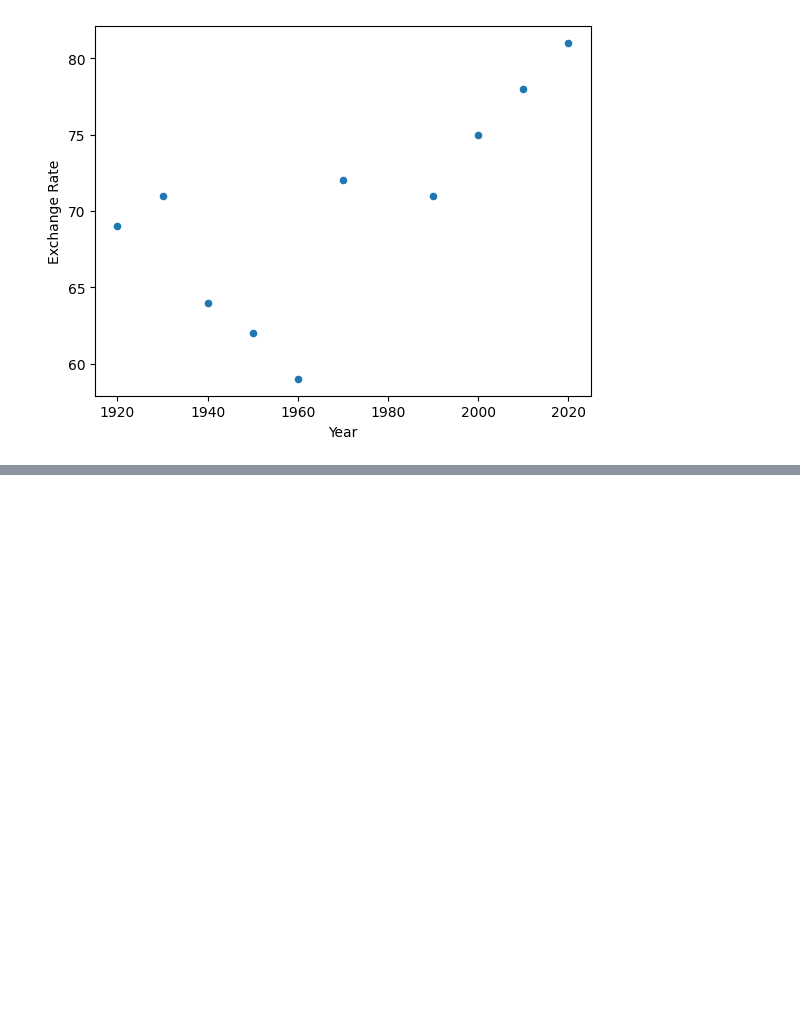
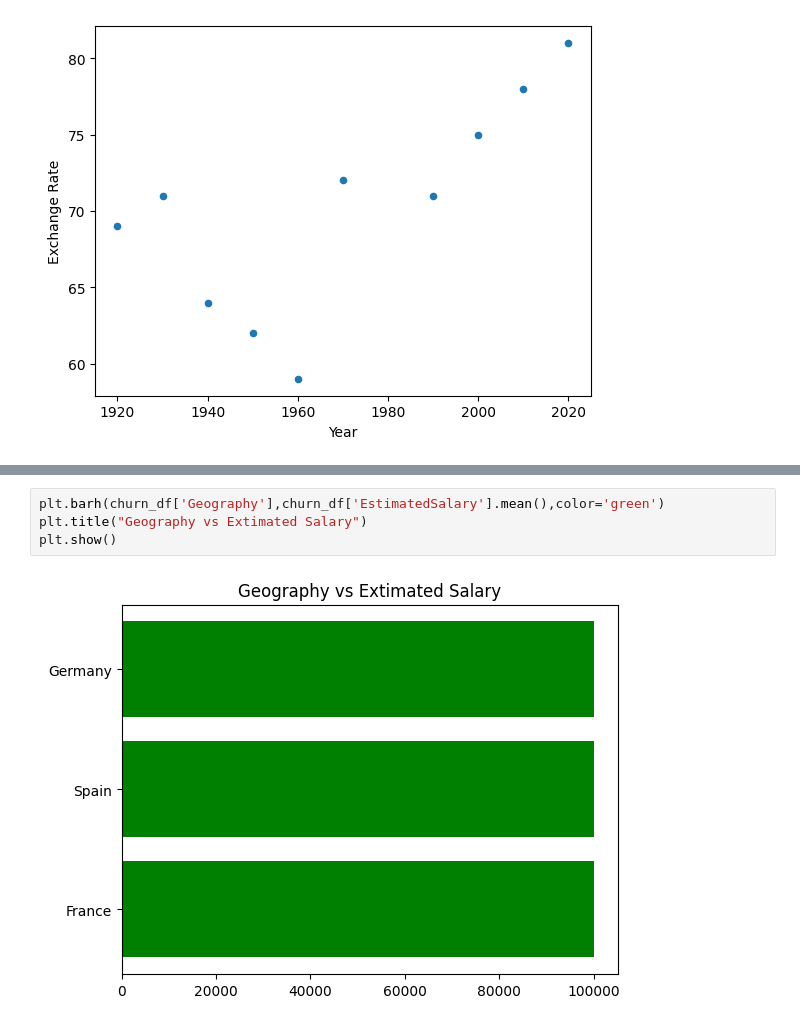
Before and after one commit to Arnab-apk/Gen_AI, a Jupyter notebook: data_vis.ipynb, the cells around one changed output, grey strips where cells are left out. Saved outputs shown, nothing was run; the diff lists cells and outputs as text; blank space fills up the shorter version.

```diff
--- a/data_vis.ipynb
+++ b/data_vis.ipynb
@@ -64,0 +105,6 @@ plt.show()
+# %%
+plt.barh(churn_df['Geography'],churn_df['EstimatedSalary'].mean(),color='green')
+plt.title("Geography vs Extimated Salary")
+plt.show()
+# %% [output]
+[figure, added]
```
Also changed, not shown: parts of 7 cells of this notebook.
